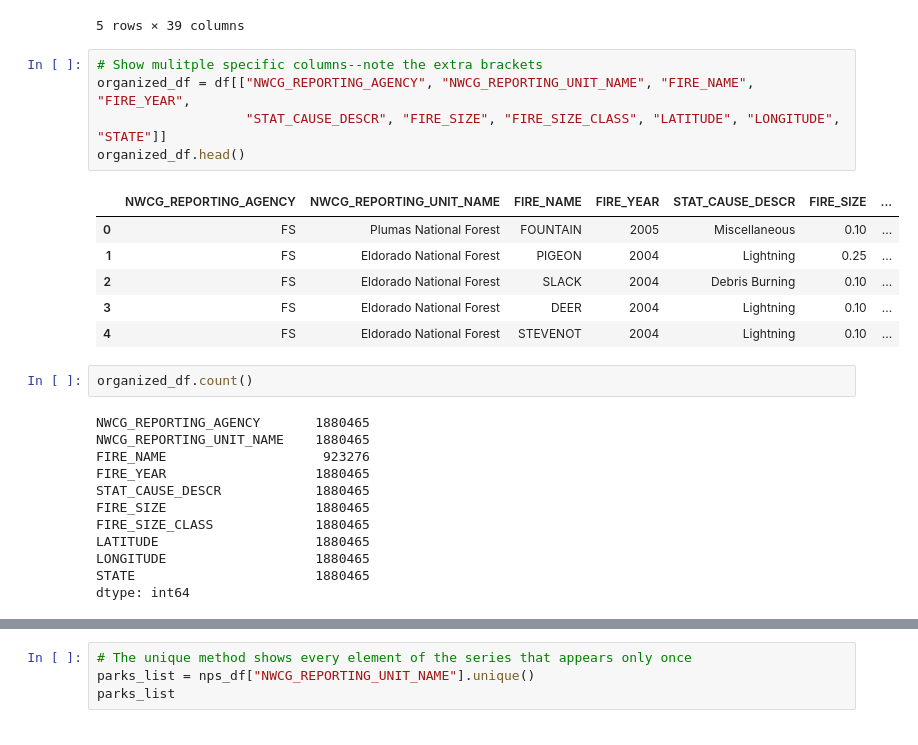
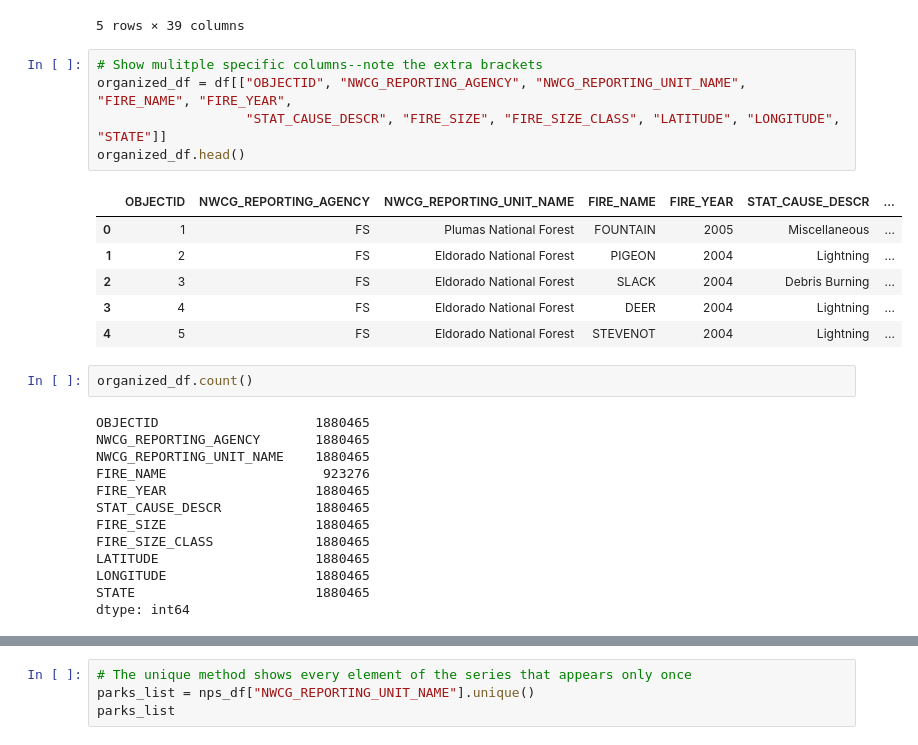
Before and after one commit to adriana-icasiano/National_Parks_Information_Tool, a Jupyter notebook: wildfires_data.ipynb, the cells around one changed output, grey strips where cells are left out. Drawn from its saved outputs; the diff is of its cells as text.

Commit message:
Adding Fire_id and updating csv data

```diff
--- a/wildfires_data.ipynb
+++ b/wildfires_data.ipynb
@@ -18,19 +18,20 @@ df.head()
 5 rows × 39 columns
 # %%
 # Show mulitple specific columns--note the extra brackets
-organized_df = df[["NWCG_REPORTING_AGENCY", "NWCG_REPORTING_UNIT_NAME", "FIRE_NAME", "FIRE_YEAR",
+organized_df = df[["OBJECTID", "NWCG_REPORTING_AGENCY", "NWCG_REPORTING_UNIT_NAME", "FIRE_NAME", "FIRE_YEAR",
                    "STAT_CAUSE_DESCR", "FIRE_SIZE", "FIRE_SIZE_CLASS", "LATITUDE", "LONGITUDE", "STATE"]]
 organized_df.head()
 # %% [output]
-|  | NWCG_REPORTING_AGENCY | NWCG_REPORTING_UNIT_NAME | FIRE_NAME | FIRE_YEAR | STAT_CAUSE_DESCR | FIRE_SIZE | ... |
-| 0 | FS | Plumas National Forest | FOUNTAIN | 2005 | Miscellaneous | 0.10 | ... |
-| 1 | FS | Eldorado National Forest | PIGEON | 2004 | Lightning | 0.25 | ... |
-| 2 | FS | Eldorado National Forest | SLACK | 2004 | Debris Burning | 0.10 | ... |
-| 3 | FS | Eldorado National Forest | DEER | 2004 | Lightning | 0.10 | ... |
-| 4 | FS | Eldorado National Forest | STEVENOT | 2004 | Lightning | 0.10 | ... |
+|  | OBJECTID | NWCG_REPORTING_AGENCY | NWCG_REPORTING_UNIT_NAME | FIRE_NAME | FIRE_YEAR | STAT_CAUSE_DESCR | ... |
+| 0 | 1 | FS | Plumas National Forest | FOUNTAIN | 2005 | Miscellaneous | ... |
+| 1 | 2 | FS | Eldorado National Forest | PIGEON | 2004 | Lightning | ... |
+| 2 | 3 | FS | Eldorado National Forest | SLACK | 2004 | Debris Burning | ... |
+| 3 | 4 | FS | Eldorado National Forest | DEER | 2004 | Lightning | ... |
+| 4 | 5 | FS | Eldorado National Forest | STEVENOT | 2004 | Lightning | ... |
 # %%
 organized_df.count()
 # %% [output]
+OBJECTID                    1880465
 NWCG_REPORTING_AGENCY       1880465
 NWCG_REPORTING_UNIT_NAME    1880465
 FIRE_NAME                    923276
```
Also changed, not shown: parts of 6 cells of this notebook, 1 other file.
